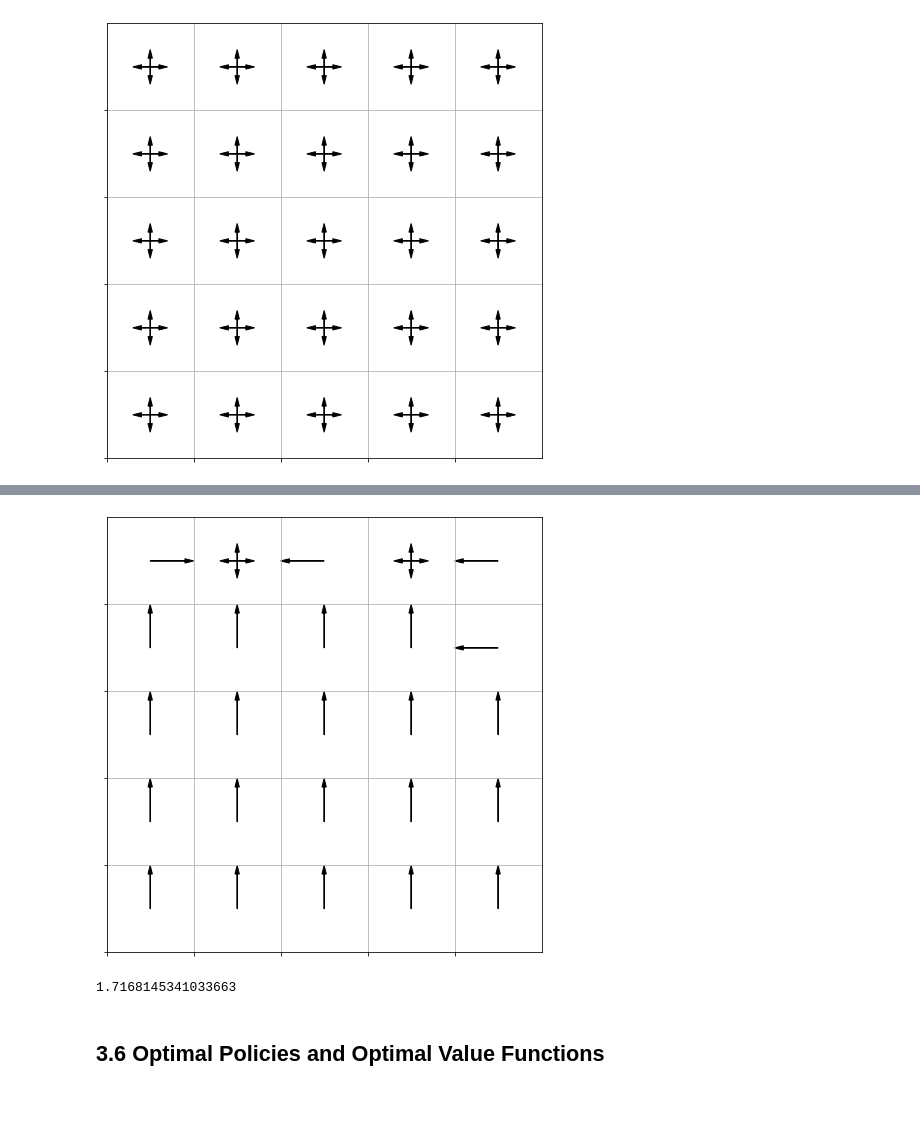
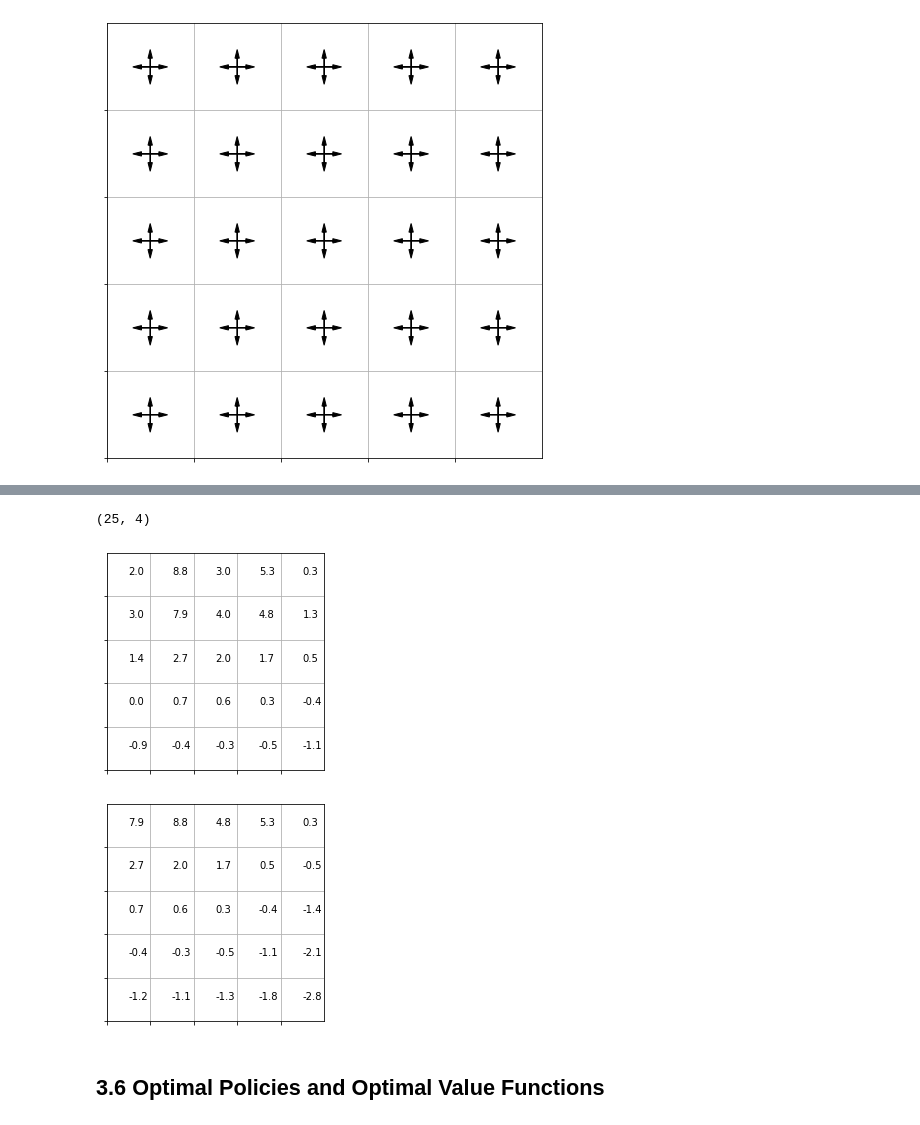
Before and after one commit to StanleyTuz/reinforcement-learning, a Jupyter notebook: sutton_barto/ch03/ch03.ipynb, the cells around one changed output, grey strips where cells are left out. Cells and saved outputs as stored; diff of their text form; code cells hidden in the pictures.

```diff
--- a/sutton_barto/ch03/ch03.ipynb
+++ b/sutton_barto/ch03/ch03.ipynb
@@ -69,12 +46,17 @@ policy_new = objects.argmax_q(q)
-# %%
-fig, ax = plt.subplots(figsize=(8,8))
-objects.plot_policy(policy_new, ax=ax)
-# %% [output]
-[figure, removed]
-# %%
-q[9,2]
-# %% [output]
-1.7168145341033663
+# %%
+q.shape
+# %% [output]
+(25, 4)
+# %%
+# q(s, "up")
+objects.plot_v(q[:,0].reshape((25,1)))
+# %% [output]
+[figure, added]
+# %%
+# q(s, "right")
+objects.plot_v(q[:,3].reshape((25,1)))
+# %% [output]
+[figure, added]
 # %% [markdown]
 ## 3.6 Optimal Policies and Optimal Value Functions
 # %% [markdown]
```
Also changed, not shown: parts of 20 cells of this notebook, 1 other file.
